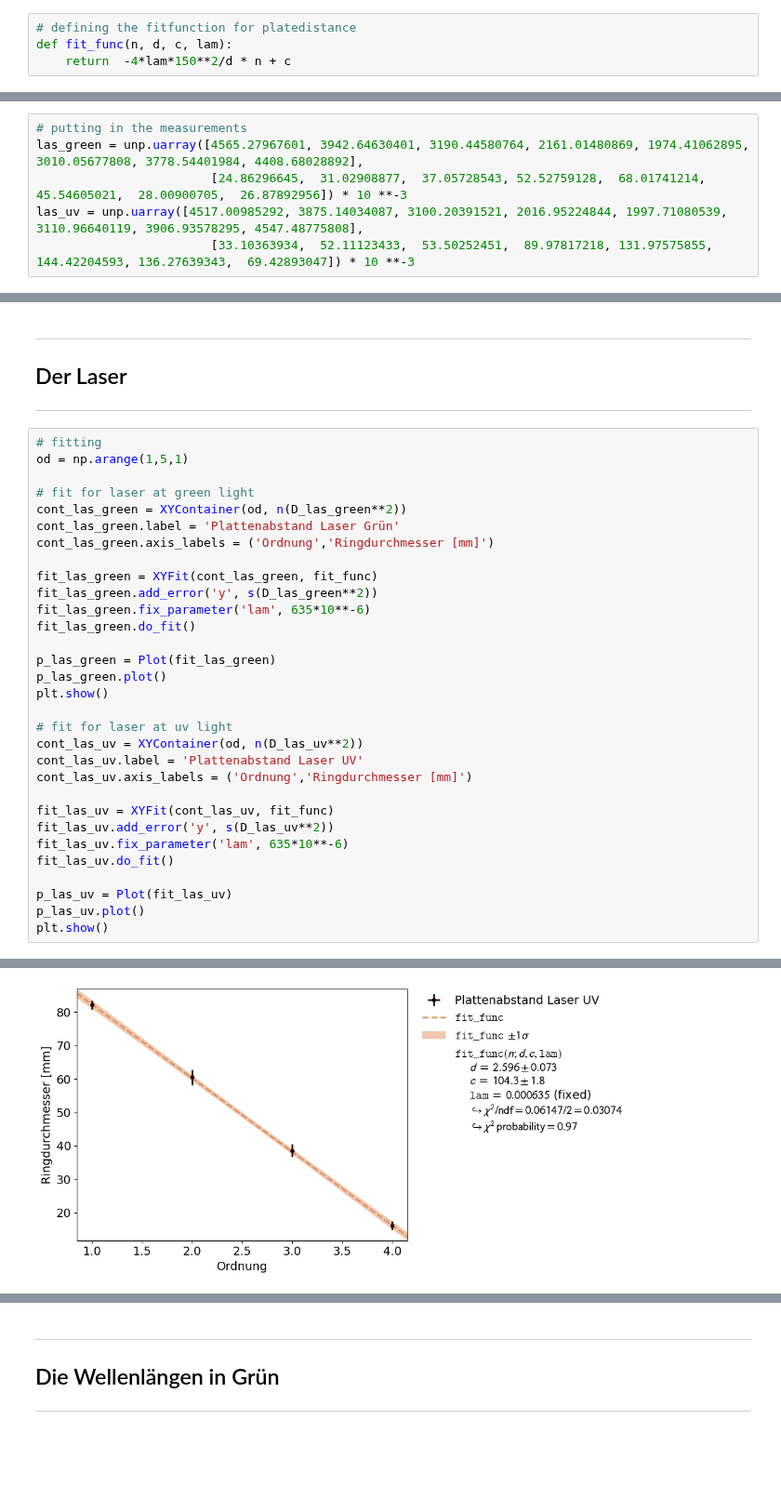
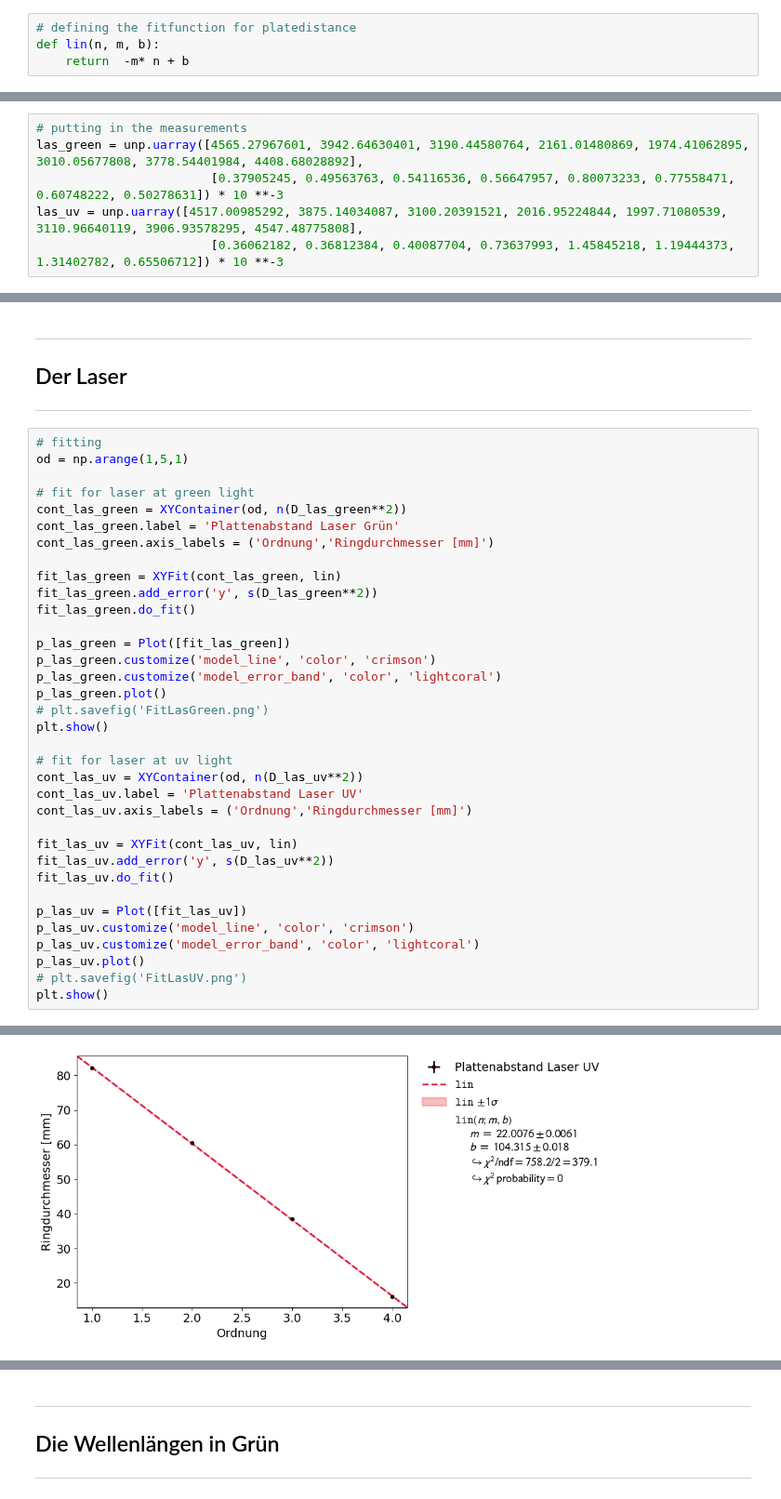
Before and after one commit to MRNock04/P3, a Jupyter notebook: Hyperfeinstruktur/Verrechnung.ipynb, the cells around one changed output, grey strips where cells are left out. Shown at 93% size. Saved outputs shown, nothing was run; the diff lists cells and outputs as text; blank space fills up the shorter version.

```diff
--- a/Hyperfeinstruktur/Verrechnung.ipynb
+++ b/Hyperfeinstruktur/Verrechnung.ipynb
@@ -15,5 +15,5 @@ def get_d(val):
     return (val + val[::-1])[0:int(len(val)/2)]
 # %%
 # defining the fitfunction for platedistance
-def fit_func(n, d, c, lam):
-    return  -4*lam*150**2/d * n + c
+def lin(n, m, b):
+    return  -m* n + b
@@ -22,9 +26,9 @@ def fit_func(n, d, c, lam):
 # %%
 # putting in the measurements
 las_green = unp.uarray([4565.27967601, 3942.64630401, 3190.44580764, 2161.01480869, 1974.41062895, 3010.05677808, 3778.54401984, 4408.68028892],
-                        [24.86296645,  31.02908877,  37.05728543, 52.52759128,  68.01741214, 45.54605021,  28.00900705,  26.87892956]) * 10 **-3
+                        [0.37905245, 0.49563763, 0.54116536, 0.56647957, 0.80073233, 0.77558471, 0.60748222, 0.50278631]) * 10 **-3
 las_uv = unp.uarray([4517.00985292, 3875.14034087, 3100.20391521, 2016.95224844, 1997.71080539, 3110.96640119, 3906.93578295, 4547.48775808],
-                        [33.10363934,  52.11123433,  53.50252451,  89.97817218, 131.97575855, 144.42204593, 136.27639343,  69.42893047]) * 10 **-3
+                        [0.36062182, 0.36812384, 0.40087704, 0.73637993, 1.45845218, 1.19444373, 1.31402782, 0.65506712]) * 10 **-3
 # %%
 # calculating the diameters
 D_las_green = get_d(las_green)
@@ -44,13 +48,15 @@ cont_las_green = XYContainer(od, n(D_las_green**2))
 cont_las_green.label = 'Plattenabstand Laser Grün'
 cont_las_green.axis_labels = ('Ordnung','Ringdurchmesser [mm]')
 
-fit_las_green = XYFit(cont_las_green, fit_func)
+fit_las_green = XYFit(cont_las_green, lin)
 fit_las_green.add_error('y', s(D_las_green**2))
-fit_las_green.fix_parameter('lam', 635*10**-6)
 fit_las_green.do_fit()
 
-p_las_green = Plot(fit_las_green)
+p_las_green = Plot([fit_las_green])
+p_las_green.customize('model_line', 'color', 'crimson')
+p_las_green.customize('model_error_band', 'color', 'lightcoral')
 p_las_green.plot()
+# plt.savefig('FitLasGreen.png')
 plt.show()
 
 # fit for laser at uv light
@@ -58,12 +64,14 @@ cont_las_uv = XYContainer(od, n(D_las_uv**2))
 cont_las_uv.label = 'Plattenabstand Laser UV'
 cont_las_uv.axis_labels = ('Ordnung','Ringdurchmesser [mm]')
 
-fit_las_uv = XYFit(cont_las_uv, fit_func)
+fit_las_uv = XYFit(cont_las_uv, lin)
 fit_las_uv.add_error('y', s(D_las_uv**2))
-fit_las_uv.fix_parameter('lam', 635*10**-6)
 fit_las_uv.do_fit()
 
-p_las_uv = Plot(fit_las_uv)
+p_las_uv = Plot([fit_las_uv])
+p_las_uv.customize('model_line', 'color', 'crimson')
+p_las_uv.customize('model_error_band', 'color', 'lightcoral')
 p_las_uv.plot()
+# plt.savefig('FitLasUV.png')
 plt.show()
 # %% [output]
@@ -71 +79 @@ plt.show()
-[figure, old version]
+[figure, new version]
```
Also changed, not shown: parts of 12 cells of this notebook, 5 other files.
